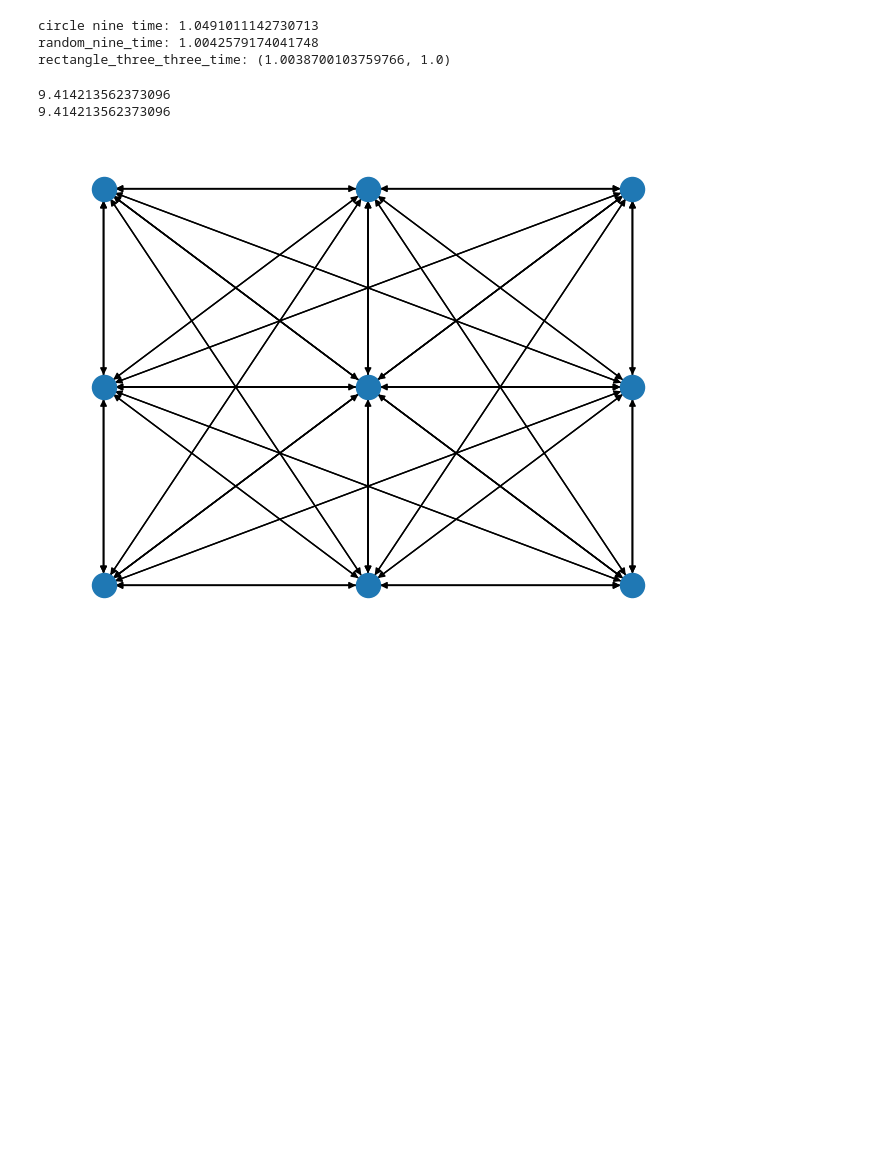
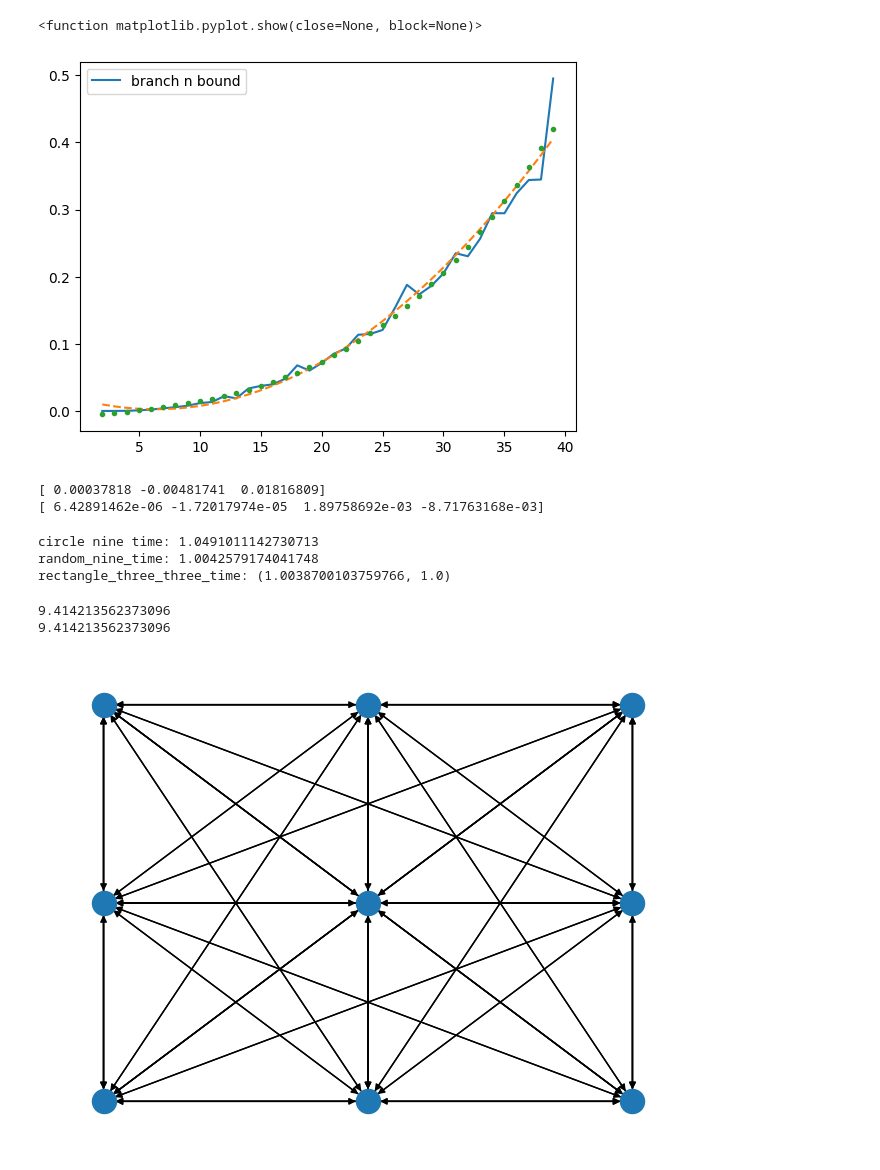
Before and after one commit to olincollege/directed-salesman, a Jupyter notebook: algorithm_testing.ipynb, the cells around one changed output. Saved outputs shown, nothing was run; the diff lists cells and outputs as text; code cells hidden in the pictures; blank space fills up the shorter version.

```diff
--- a/algorithm_testing.ipynb
+++ b/algorithm_testing.ipynb
@@ -21,0 +60,30 @@ plt.plot(sizes, times, marker="x")
+# %%
+
+plt.plot(sizes, times, label = "branch n bound")
+#plt.plot(sizes2, times2, label = "brute force")
+
+times_np = np.array(times)
+sizes_np = np.array(sizes)
+curve2 = np.polyfit(sizes_np, times_np, 2)
+curve3 = np.polyfit(sizes_np, times_np, 3)
+
+p2 = np.poly1d(curve2)
+p3 = np.poly1d(curve3)
+plt.plot(sizes, p2(sizes), '--')
+plt.plot(sizes, p3(sizes), '.')
+
+
+
+
+
+plt.legend()
+plt.show
+# %% [output]
+<function matplotlib.pyplot.show(close=None, block=None)>
+[figure, added]
+# %%
+print(curve2)
+print(curve3)
+# %% [output]
+[ 0.00037818 -0.00481741  0.01816809]
+[ 6.42891462e-06 -1.72017974e-05  1.89758692e-03 -8.71763168e-03]
```
Also changed, not shown: parts of 4 cells of this notebook.
